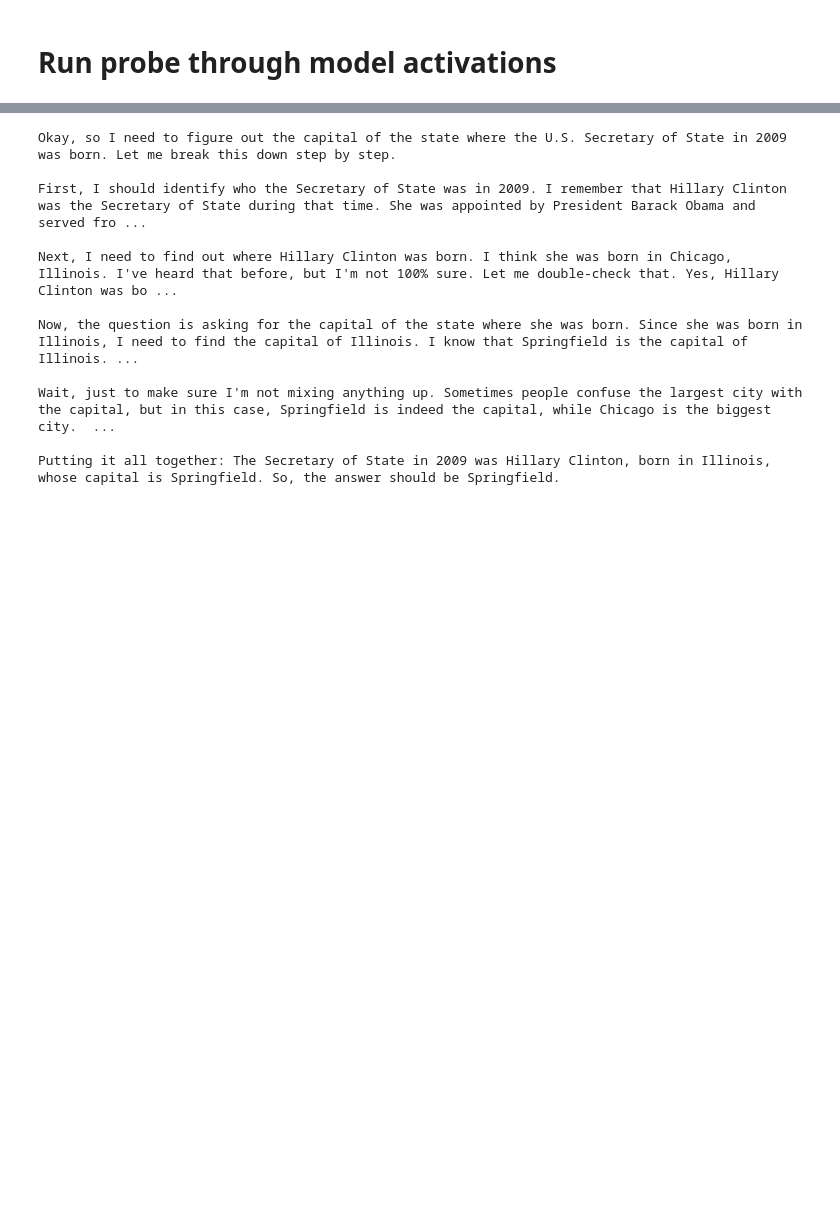
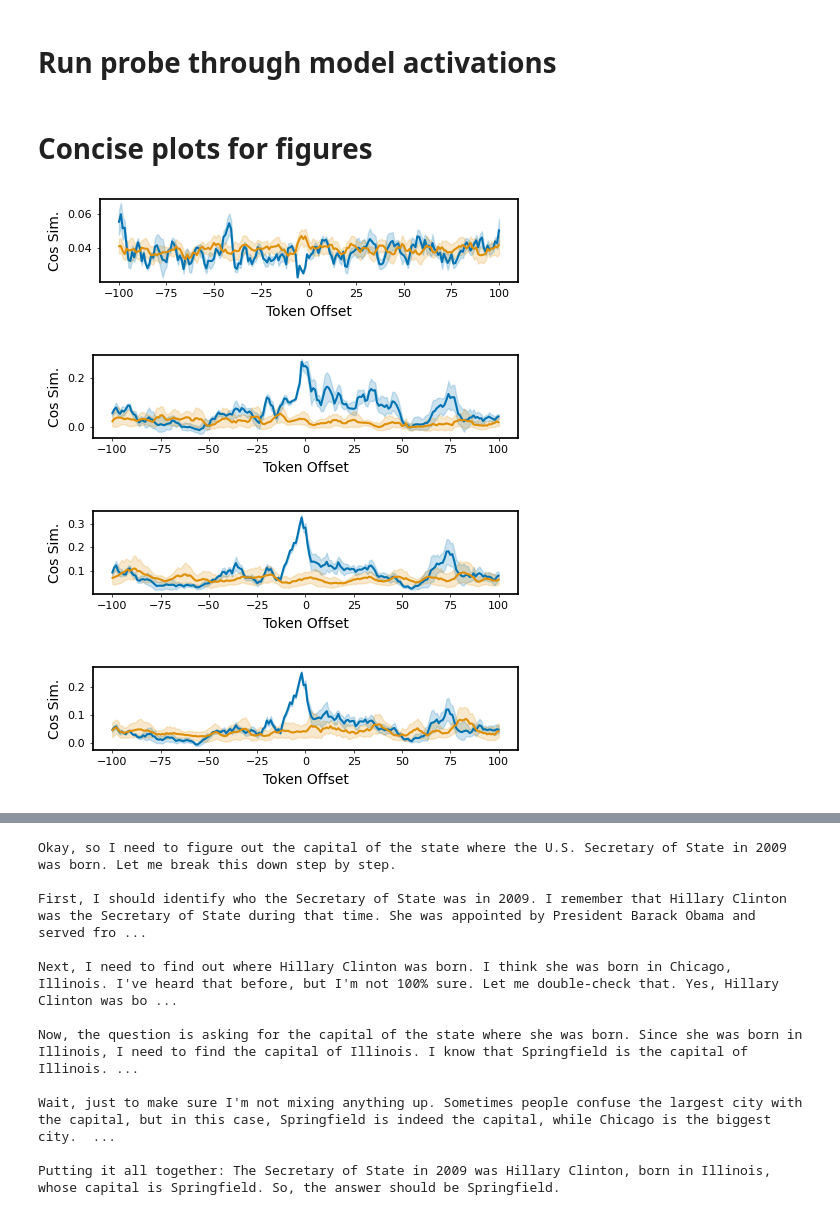
Before and after one commit to chingf/encoded_reasoning, a Jupyter notebook: 07_probing_summary_stats.ipynb, the cells around one changed output, grey strips where cells are left out. Drawn from its saved outputs; the diff is of its cells as text; code cells hidden in the pictures; blank space fills up the shorter version.

```diff
--- a/07_probing_summary_stats.ipynb
+++ b/07_probing_summary_stats.ipynb
@@ -36,0 +34,10 @@ activation_extractor.overwrite_chat_template()
+# %%
+prompt_df = pd.read_csv(prompt_path)
+idx = 1
+concept = 'person'
+person = prompt_df.iloc[idx]['Person']
+state = prompt_df.iloc[idx]['State']
+reasoning_question = prompt_df.iloc[idx]['Prompt']
+print(person)
+print(state)
+print(reasoning_question)
@@ -330,6 +341,34 @@ for result in all_results:
         print(f"No match found within tolerance: {rot13_alpha(result['response'])}")
 # %%
 pd_df = pd.DataFrame(df)
+# %% [markdown]
+# Concise plots for figures
+# %%
+formatted_person = person.lower().replace(" ", "_")
+layers_to_plot = [0, 20, 40, 60]
+for layer in layers_to_plot:
+    fig, ax = plt.subplots(figsize=(5,1.5))
+    layer_df = pd_df[pd_df['layer']==layer]
+    for alignment in ["Subject Aligned", "Random Aligned"]:
+        alignment_df = layer_df[layer_df['alignment'] == alignment]
+        filtered_df = alignment_df.groupby('offset').filter(lambda x: len(x) > 1)
+        filtered_df = filtered_df[(filtered_df['offset'] >= -100) & (filtered_df['offset'] <= 100)]
+        filtered_df['smoothed_correlation'] = filtered_df['correlation'].rolling(window=5, center=True).mean()
+        sns.lineplot(
+            x="offset", y="smoothed_correlation", linewidth=1.5,
+            ax=ax, data=filtered_df, label=alignment, legend=False)
+    plt.ylabel('Cos Sim.', fontsize=10)
+    plt.xlabel("Token Offset", fontsize=10)
+    plt.yticks(fontsize=8)
+    plt.xticks(fontsize=8)
+    plt.tight_layout()
+    plt.savefig(f'figures/2b_P{idx}_L{layer}.png', transparent=True, dpi=300)
+    plt.show()
+# %% [output]
+[figure, added]
+[figure, added]
+[figure, added]
+[figure, added]
 # %%
 # Calculate the difference between mean values at offset 0 for each layer
 layer_differences = []
```
Also changed, not shown: parts of 14 cells of this notebook, 4 other files.
